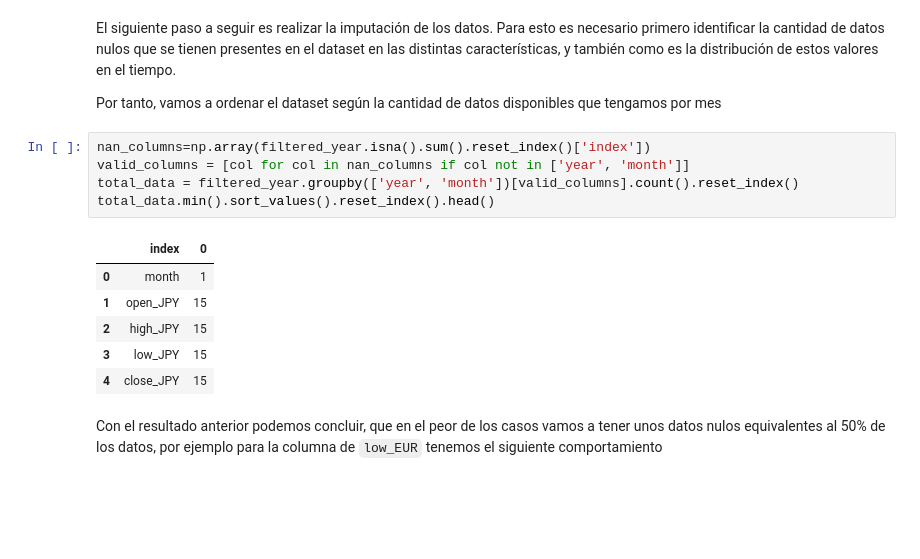
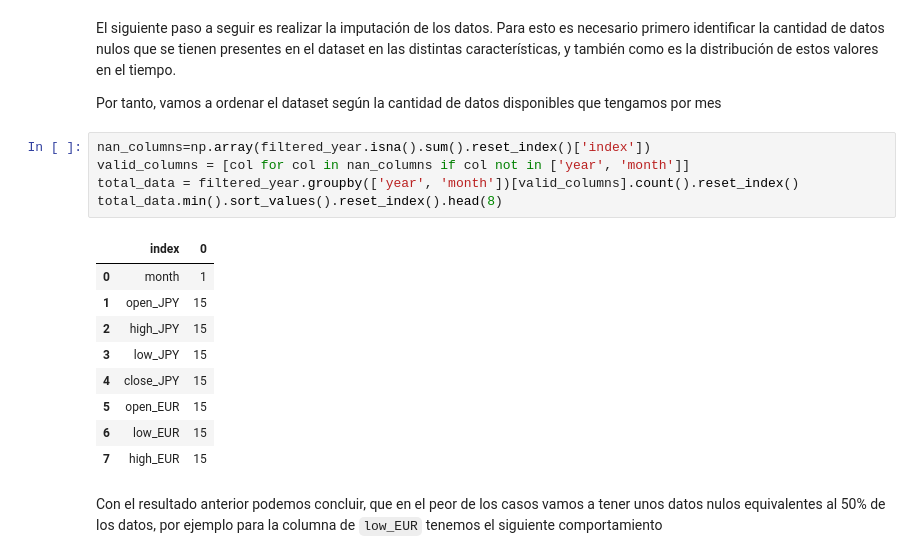
Before and after one commit to CarlosBaez11/proyectoMSCEafit, a Jupyter notebook: DataPrep.ipynb, the cells around one changed output. Drawn from its saved outputs; the diff is of its cells as text; blank space fills up the shorter version.

```diff
--- a/DataPrep.ipynb
+++ b/DataPrep.ipynb
@@ -157,15 +158,18 @@ Por tanto, vamos a ordenar el dataset según la cantidad de datos disponibles qu
 # %%
 nan_columns=np.array(filtered_year.isna().sum().reset_index()['index'])
 valid_columns = [col for col in nan_columns if col not in ['year', 'month']]
 total_data = filtered_year.groupby(['year', 'month'])[valid_columns].count().reset_index()
-total_data.min().sort_values().reset_index().head()
+total_data.min().sort_values().reset_index().head(8)
 # %% [output]
 |  | index | 0 |
 | 0 | month | 1 |
 | 1 | open_JPY | 15 |
 | 2 | high_JPY | 15 |
 | 3 | low_JPY | 15 |
 | 4 | close_JPY | 15 |
+| 5 | open_EUR | 15 |
+| 6 | low_EUR | 15 |
+| 7 | high_EUR | 15 |
 # %% [markdown]
 Con el resultado anterior podemos concluir, que en el peor de los casos vamos a tener unos datos nulos equivalentes al 50% de los datos, por ejemplo para la columna de `low_EUR` tenemos el siguiente comportamiento
 # %%
```
Also changed, not shown: parts of 19 cells of this notebook.
